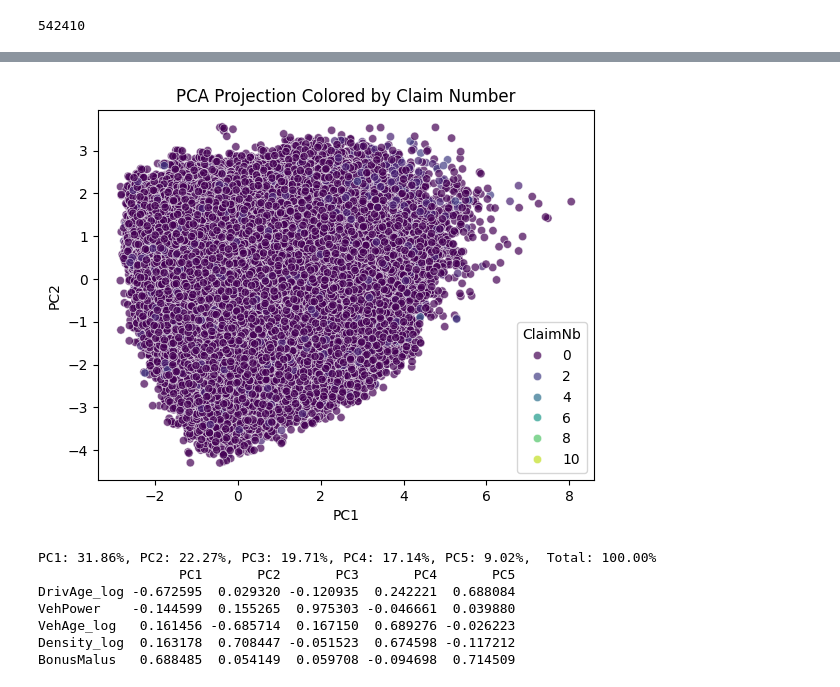
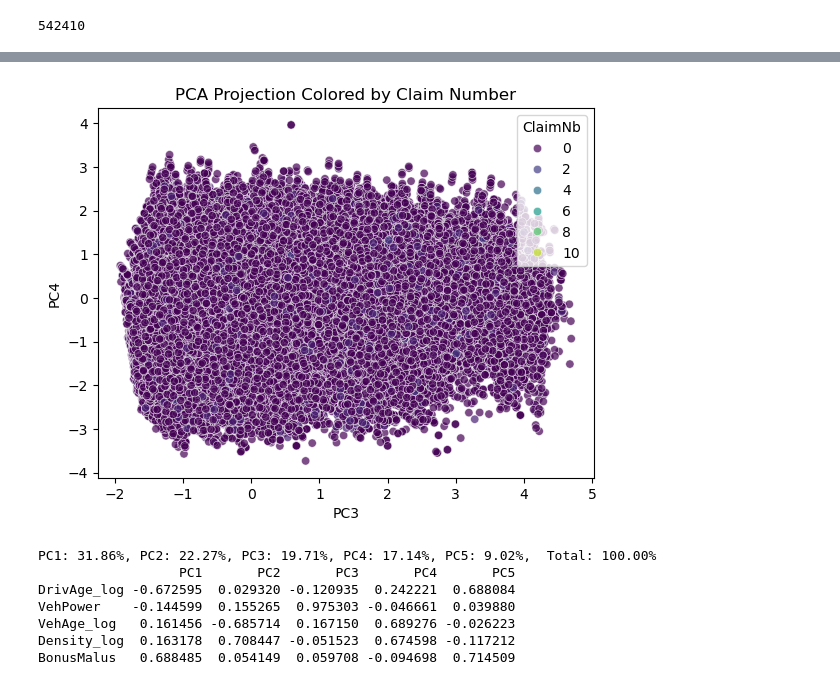
Before and after one commit to HKrtsn/ML-Project, a Jupyter notebook: pca_clustering_scraps.ipynb, the cells around one changed output, grey strips where cells are left out. Drawn from its saved outputs; the diff is of its cells as text; code cells hidden in the pictures.

```diff
--- a/pca_clustering_scraps.ipynb
+++ b/pca_clustering_scraps.ipynb
@@ -177,20 +177,20 @@ low_cn[features].corr()
 # %%
 import seaborn as sns              # All this for visualisation but maybe it should go to a separate file
 
 sns.scatterplot(
-    x="PC1",
-    y="PC2",
+    x="PC3",
+    y="PC4",
     hue="ClaimNb",
     data=low_cn,
     palette="viridis",
     alpha=0.7
 )
 
 #plt.ylim(-3, 5)
 plt.title("PCA Projection Colored by Claim Number")
 plt.show()
 # %% [output]
-[figure, old version]
+[figure, new version]
 # %%
 explained = pca.explained_variance_ratio_               # this to PCA file
 print(f"PC1: {explained[0]:.2%}, PC2: {explained[1]:.2%}, PC3: {explained[2]:.2%}, PC4: {explained[3]:.2%}, PC5: {explained[4]:.2%},  Total: {explained[:5].sum():.2%}")
```
Also changed, not shown: parts of 2 cells of this notebook, 8 other files.
